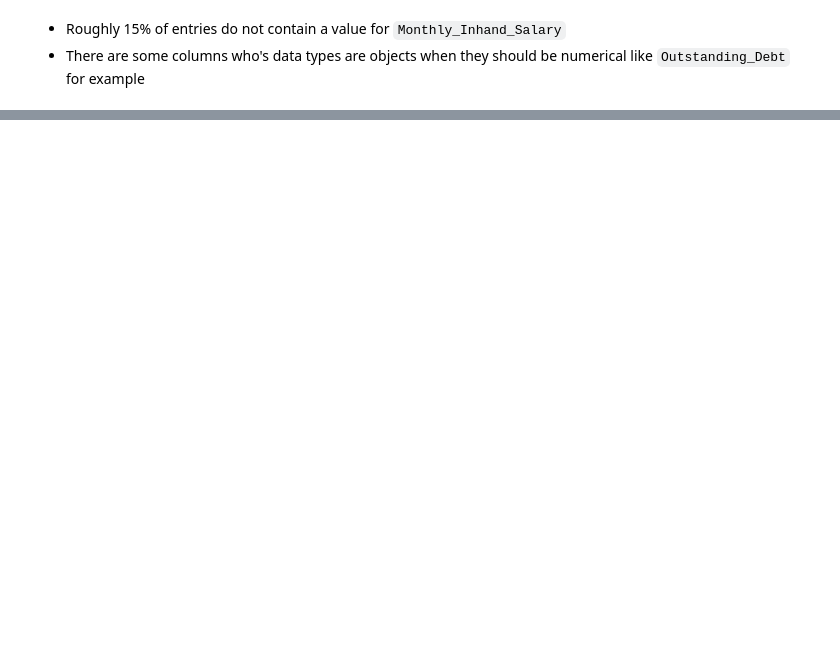
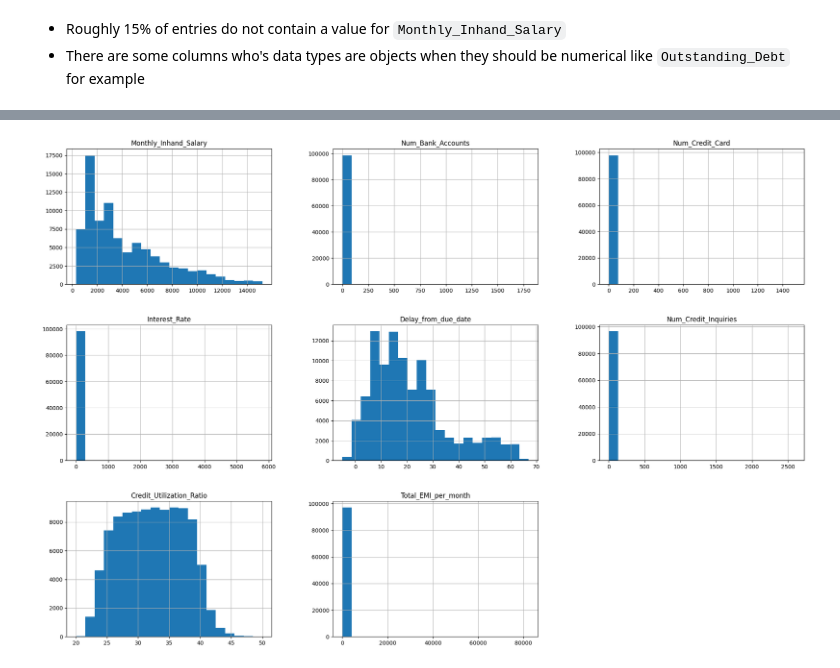
Before and after one commit to Harshk10-star/Credit-Score-Classification, a Jupyter notebook: project.ipynb, the cells around one changed output, grey strips where cells are left out. Saved outputs shown, nothing was run; the diff lists cells and outputs as text; code cells hidden in the pictures; blank space fills up the shorter version.

```diff
--- a/project.ipynb
+++ b/project.ipynb
@@ -392,3 +337,11 @@ plt.show()
+# %%
+#change scaling on some of these graphs.
+# test_info.hist(figsize=(24, 16))
+# plt.show()
+test_info.hist(bins=20, figsize=(24, 16))
+plt.show()
+# %% [output]
+[figure, added]
 # %%
 # Set the figure size
 plt.figure(figsize=(10, 6))
```
Also changed, not shown: parts of 36 cells of this notebook.
